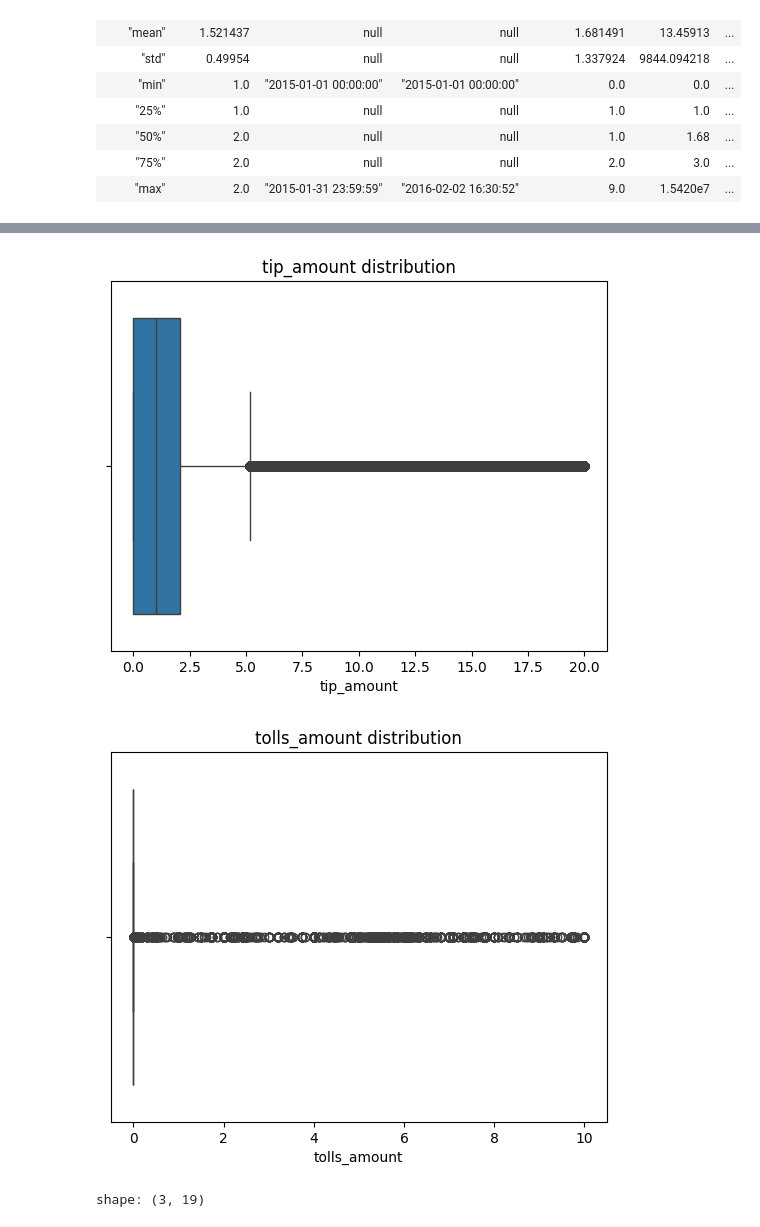
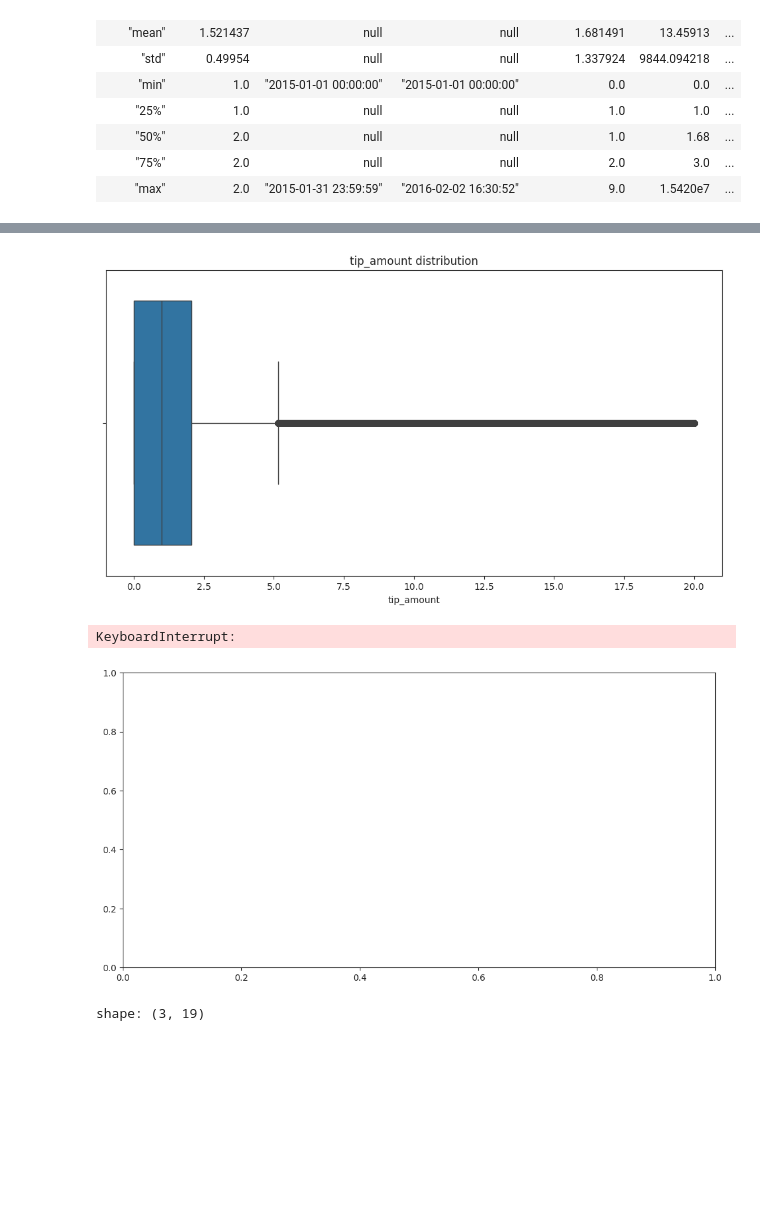
Before and after one commit to HugoBSantos/yellow-taxi-trip-data, a Jupyter notebook: notebooks/01_eda.ipynb, the cells around one changed output, grey strips where cells are left out. Saved outputs shown, nothing was run; the diff lists cells and outputs as text; code cells hidden in the pictures; blank space fills up the shorter version.

```diff
--- a/notebooks/01_eda.ipynb
+++ b/notebooks/01_eda.ipynb
@@ -104,15 +107,16 @@ plt.show()
 # %%
 tip_amount = (
     lf.select("tip_amount")
     .filter(pl.col("tip_amount").is_between(0, 20))
     .collect()
 )
 
+plt.figure(figsize=(12, 6))
 sns.boxplot(data=tip_amount, x="tip_amount")
 plt.title("tip_amount distribution")
 plt.show()
 # %% [output]
-[figure, old version]
+[figure, new version]
 # %%
 tolls_amount = (
     lf.select("tolls_amount")
@@ -120,11 +124,13 @@ tolls_amount = (
     .collect()
 )
 
+plt.figure(figsize=(12, 6))
 sns.boxplot(data=tolls_amount, x="tolls_amount")
 plt.title("tolls_amount distribution")
 plt.show()
 # %% [output]
+KeyboardInterrupt:
-[figure, old version]
+[figure, new version]
 # %%
 lf.filter(pl.col("improvement_surcharge").is_null()).collect()
 # %% [output]
```
Also changed, not shown: parts of 4 cells of this notebook.
